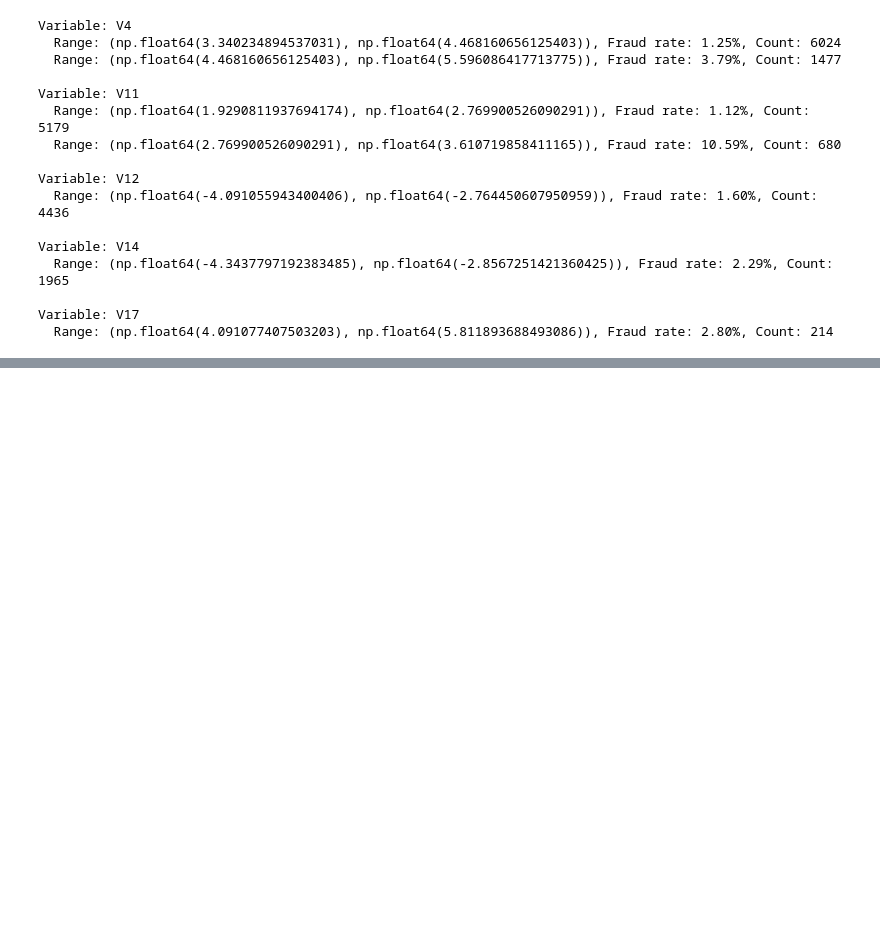
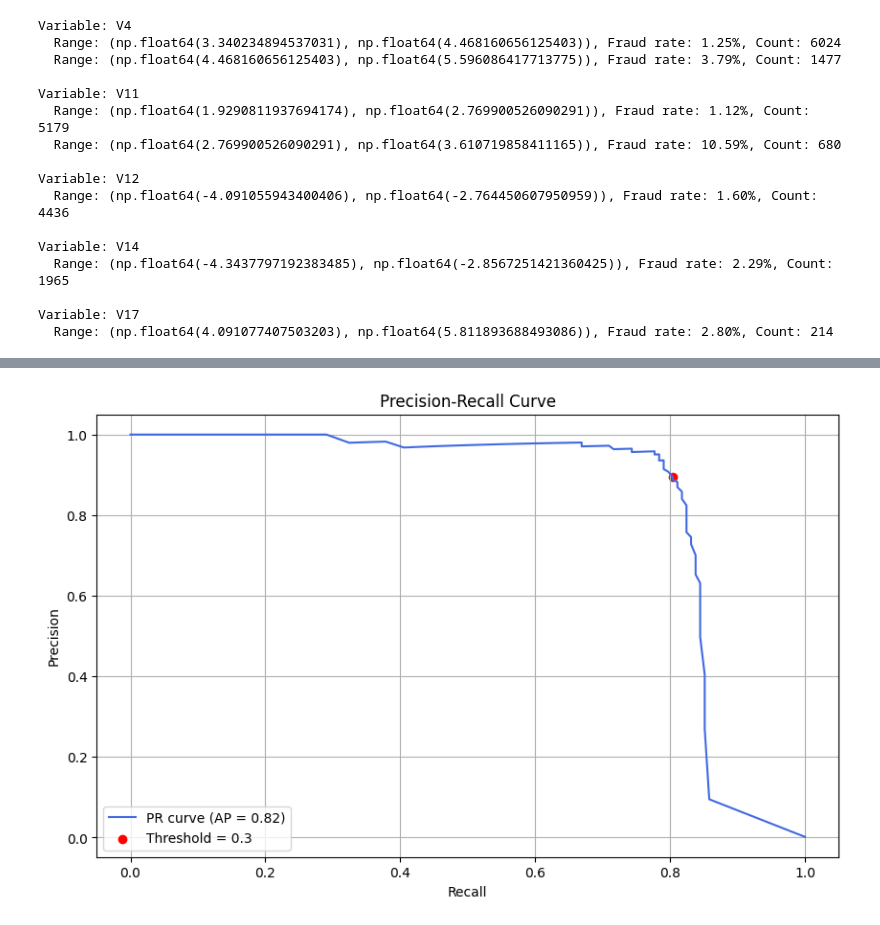
Before and after one commit to cfrBernard/ML-Fraud-Analysis, a Jupyter notebook: notebooks/01_exploration.ipynb, the cells around one changed output, grey strips where cells are left out. Cells and saved outputs as stored; diff of their text form; code cells hidden in the pictures; blank space fills up the shorter version.

Commit message:
wip(modeling) : RandomForest baseline – threshold vs PR tradeoff

```diff
--- a/notebooks/01_exploration.ipynb
+++ b/notebooks/01_exploration.ipynb
@@ -449,0 +477,17 @@ df = pd.concat([df, risk_features], axis=1)
+# %%
+from sklearn.metrics import precision_score, recall_score, f1_score
+import numpy as np
+
+y_proba = model.predict_proba(X_test)[:, 1]
+
+# Liste des seuils à tester
+thresholds = np.arange(0.1, 1.0, 0.1)
+
+print("Threshold | Precision | Recall | F1")
+print("-" * 40)
+for threshold in thresholds:
+    y_pred_thresh = (y_proba > threshold).astype(int)
+    precision = precision_score(y_test, y_pred_thresh, zero_division=0)
+    recall = recall_score(y_test, y_pred_thresh)
+    f1 = f1_score(y_test, y_pred_thresh)
+    print(f"{threshold:8.2f} | {precision:9.2f} | {recall:6.2f} | {f1:4.2f}")
@@ -450,3 +506,25 @@ df = pd.concat([df, risk_features], axis=1)
+# %%
+import matplotlib.pyplot as plt
+from sklearn.metrics import precision_recall_curve, average_precision_score
+import numpy as np
+
+precision, recall, thresholds = precision_recall_curve(y_test, y_proba)
+avg_precision = average_precision_score(y_test, y_proba)
+
+threshold = 0.3
+idx = np.argmin(np.abs(thresholds - threshold))
+
+plt.figure(figsize=(10, 6))
+plt.plot(recall, precision, label=f'PR curve (AP = {avg_precision:.2f})', color='royalblue')
+plt.scatter(recall[idx], precision[idx], color='red', label=f'Threshold = {threshold}')
+plt.xlabel("Recall")
+plt.ylabel("Precision")
+plt.title("Precision-Recall Curve")
+plt.grid(True)
+plt.legend()
+plt.show()
+# %% [output]
+[figure, added]
 # %%
 import seaborn as sns
 import matplotlib.pyplot as plt
```
Also changed, not shown: parts of 3 cells of this notebook.
